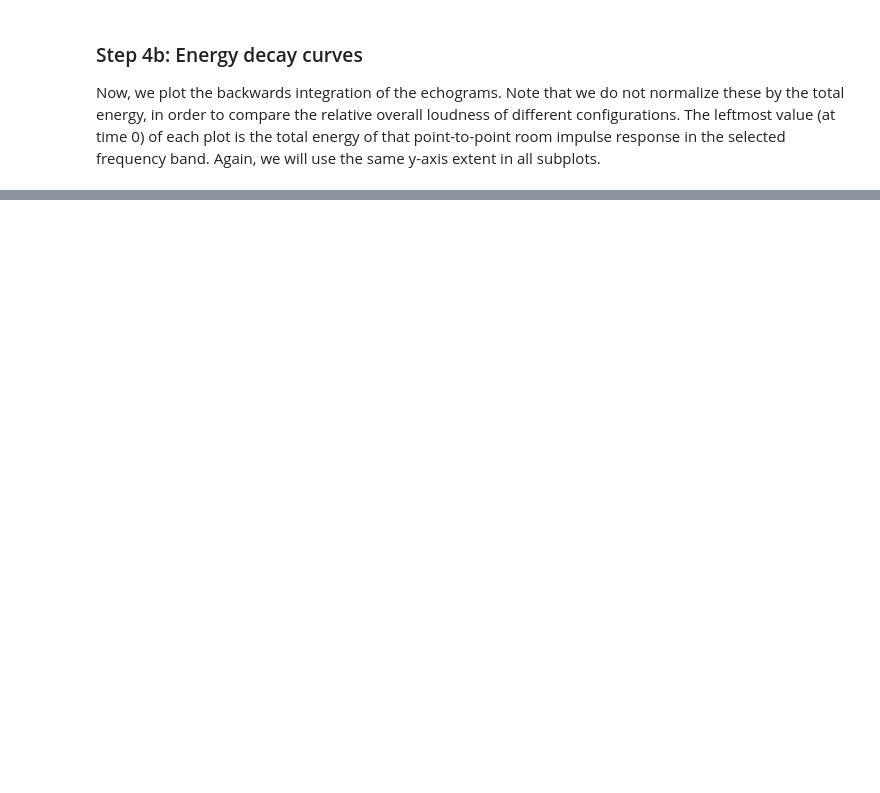
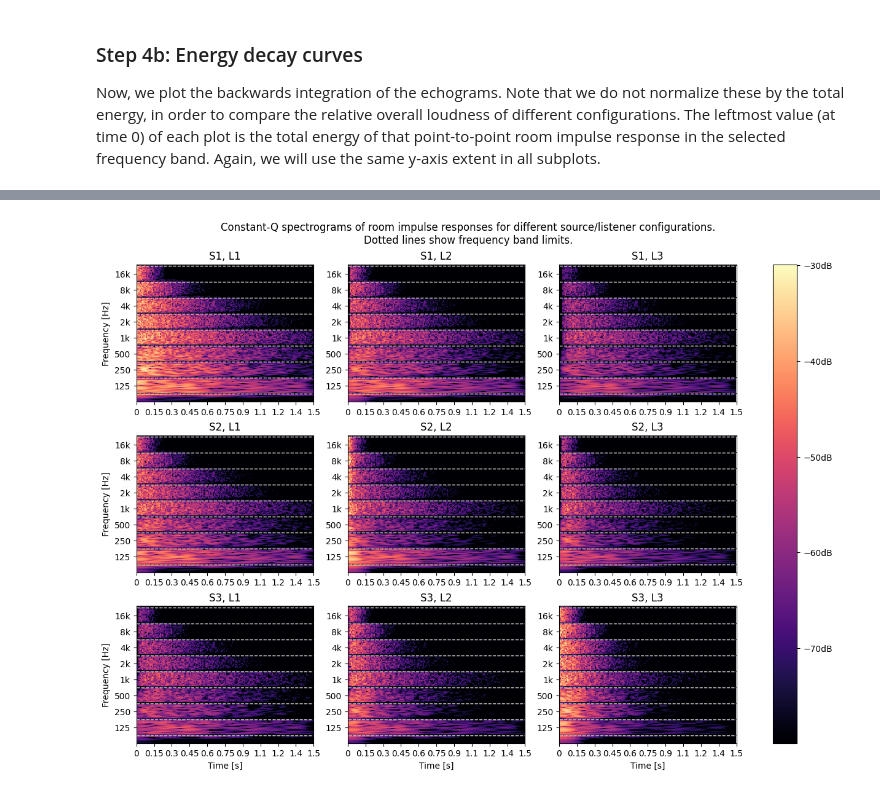
Before and after one commit to iosr-surrey/mod-art, a Jupyter notebook: example usage/Tutorial.ipynb, the cells around one changed output, grey strips where cells are left out. Saved outputs shown, nothing was run; the diff lists cells and outputs as text; code cells hidden in the pictures; blank space fills up the shorter version.

```diff
--- a/example usage/Tutorial.ipynb
+++ b/example usage/Tutorial.ipynb
@@ -301,0 +319,2 @@ plt.show()
+# %%
+audio_sample_rate = 48000.
@@ -301,0 +404,11 @@ plt.show()
+# %%
+# Translate the energy envelopes to amplitude envelopes.
+envelopes = np.sqrt(upsampled_echograms)
+
+# The envelope array has shape (S, L, B, T), the noise signals have shape (B, T):
+#   we need to add two "leading" dimensions, which is done using [None, None].
+modulated_noise_signals = envelopes * filtered_noise_signals[None, None]
+
+# The dimension of index 2 holds the separate frequency bands.
+# Sum the array along that dimension to obtain the complete room impulse responses.
+responses = np.sum(modulated_noise_signals, axis=2)
@@ -301,0 +419,6 @@ plt.show()
+# %%
+for s in range(num_sources):
+    for l in range(num_listeners):
+        print('S{}, L{}'.format(s+1, l+1))
+        display(Audio(data=responses[s, l], rate=audio_sample_rate,
+                        normalize=False, embed=True))
@@ -301,0 +439,73 @@ plt.show()
+# %%
+try:
+    from librosa import amplitude_to_db
+    from librosa.core import cqt
+    from librosa.display import specshow
+except ImportError:
+    print('Install librosa to plot the spectrograms.')
+else:
+    bins_per_octave = 24
+
+    fmin = band_centers[0] / 2
+    fmax = audio_sample_rate / 2
+    n_octaves = np.log2(fmax / fmin)
+    n_bins = int(np.floor(n_octaves * bins_per_octave))
+
+    band_boundaries = np.append(band_centers / band_bound,
+                                band_centers[-1] * band_bound)
+
+    spectrograms = cqt(y=responses, sr=audio_sample_rate,
+                       bins_per_octave=bins_per_octave,
+                       n_bins=n_bins, fmin=fmin)
+
+    spectrograms_dB = amplitude_to_db(np.abs(spectrograms), ref=1.0)
+
+    max_value = np.max(spectrograms_dB)
+    min_value = max_value - 50
+
+    fig, ax = plt.subplots(num_sources, num_listeners,
+                           figsize=(4*num_listeners, 3*num_sources),
+                           squeeze=False, constrained_layout=True)
+
+    cs = None
+    for s in range(num_sources):
+        for l in range(num_listeners):
+            cs = specshow(spectrograms_dB[s, l], sr=audio_sample_rate,
+                          x_axis='time', y_axis='cqt_hz',
+                          ax=ax[s, l], cmap='magma',
+                          fmin=fmin, bins_per_octave=bins_per_octave,
+                          vmin=min_value, vmax=max_value)
+
+            line = ax[s, l].hlines(band_boundaries, 0, response_duration,
+                                    color='white', ls='--', linewidth=1)
+            line.set_path_effects([pathefx.Stroke(linewidth=1.5, foreground='black'),
+                                   pathefx.Normal()])
+
+            ax[s, l].set_xlim(0, response_duration)
+            ax[s, l].set_ylim(fmin, fmax)
+
+            ax[s, l].yaxis.set_major_locator(ticker.FixedLocator(band_centers))
+            ax[s, l].yaxis.set_major_formatter(ticker.FuncFormatter(lambda x, pos: (f'{int(x)}'
+                                                                                    if x < 1e3 else
+                                                                                    f'{int(x / 1e3)}k')))
+            ax[s, l].yaxis.set_minor_locator(ticker.NullLocator())
+            ax[s, l].yaxis.set_minor_formatter(ticker.NullFormatter())
+
+            ax[s, l].set_title('S{}, L{}'.format(s+1, l+1))
+            if l == 0:
+                ax[s, l].set_ylabel('Frequency [Hz]')
+            else:
+                ax[s, l].set_ylabel('')
+            if s == num_sources-1:
+                ax[s, l].set_xlabel('Time [s]')
+            else:
+                ax[s, l].set_xlabel('')
+
+    plt.suptitle('Constant-Q spectrograms of room impulse responses for different source/listener configurations.'
+                 + '\nDotted lines show frequency band limits.')
+
+    cbar = fig.colorbar(cs, ax=ax, format='{x:.0f}dB')
+
+    plt.show()
+# %% [output]
+[figure, added]
```
Also changed, not shown: parts of 23 cells of this notebook, 57 other files.
